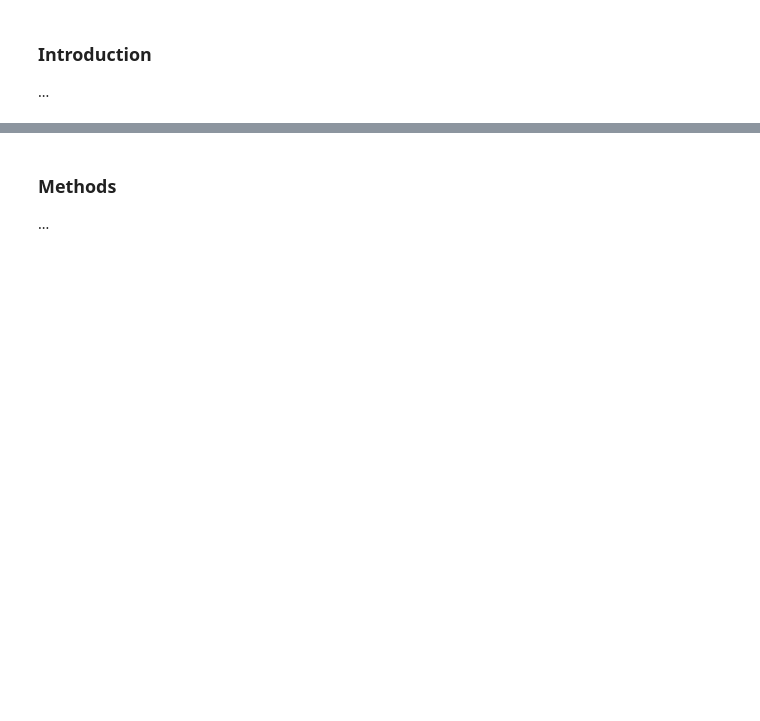
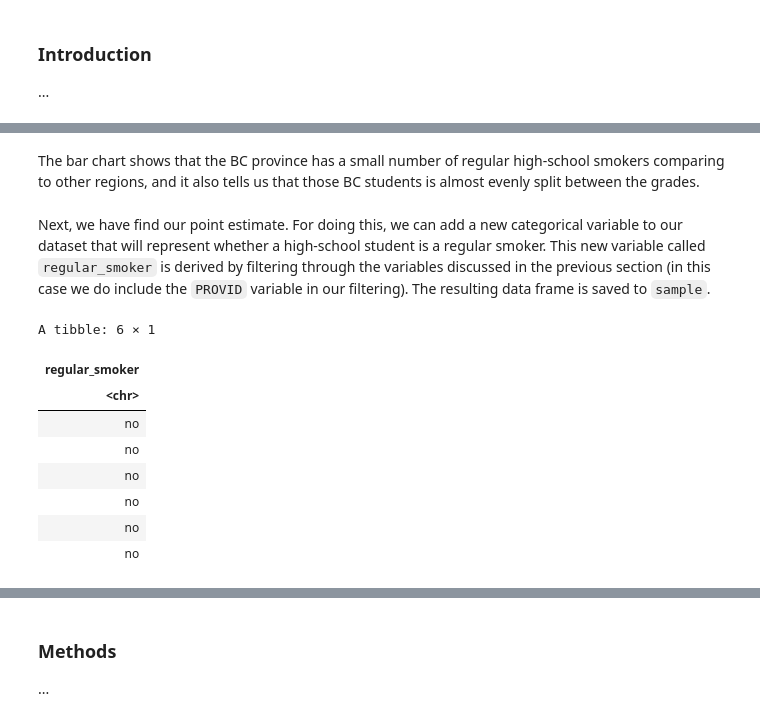
Before and after one commit to Ihor16/stat-201-project, a Jupyter notebook: Proposal.ipynb, the cells around one changed output, grey strips where cells are left out. Cells and saved outputs as stored; diff of their text form; code cells hidden in the pictures; blank space fills up the shorter version.

```diff
--- a/Proposal.ipynb
+++ b/Proposal.ipynb
@@ -26,0 +89,33 @@ Warning message:
+# %% [markdown]
+The bar chart shows that the BC province has a small number of regular high-school smokers comparing to other regions, and it also tells us that those BC students is almost evenly split between the grades.
+# %% [markdown]
+Next, we have find our point estimate. For doing this, we can add a new categorical variable to our dataset that will represent whether a high-school student is a regular smoker. This new variable called `regular_smoker` is derived by filtering through the variables discussed in the previous section (in this case we do include the `PROVID` variable in our filtering). The resulting data frame is saved to `sample`.
+# %%
+sample <- data %>%
+  filter(GRADE %in% 10:12,
+         PROVID == 59) %>%
+  mutate(regular_smoker = if_else(
+    ((DVRES == 1 | DVRES == 3) &
+      (SS_010 == 1) &
+      (TS_011 %in% 1:2) &
+      (TV_010 %in% 1:2) &
+      (SS_030 == 1) &
+      (SS_040 == 1) &
+      (SS_060 %in% 7:8) &
+      (WP_030 == 3 | WP_030 == 6)),
+    "yes", "no"
+  )) %>%
+  select(regular_smoker)
+
+sample %>%
+  head()
+# %% [output]
+A tibble: 6 × 1
+| regular_smoker |
+| <chr> |
+| no |
+| no |
+| no |
+| no |
+| no |
+| no |
```
Also changed, not shown: parts of 12 cells of this notebook.
